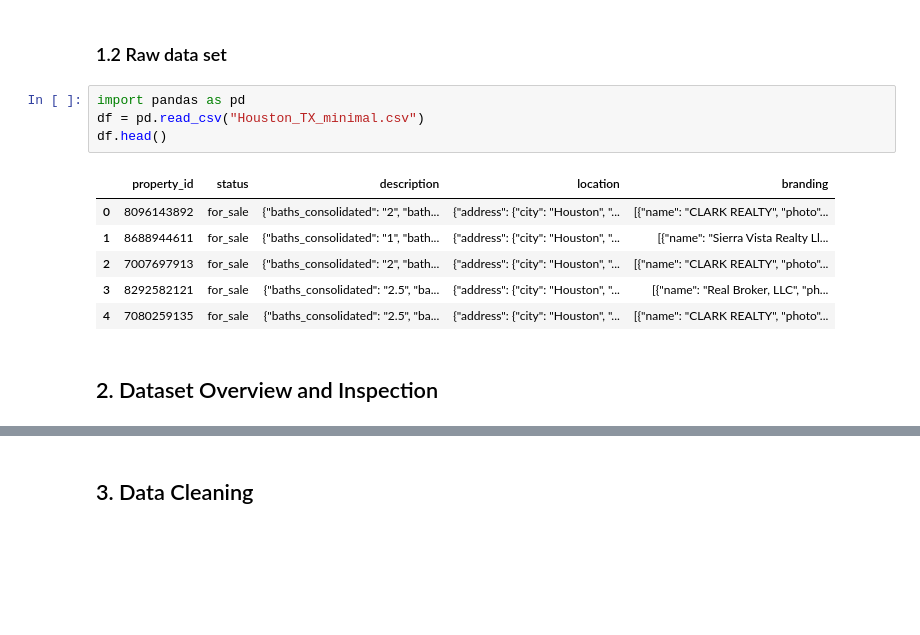
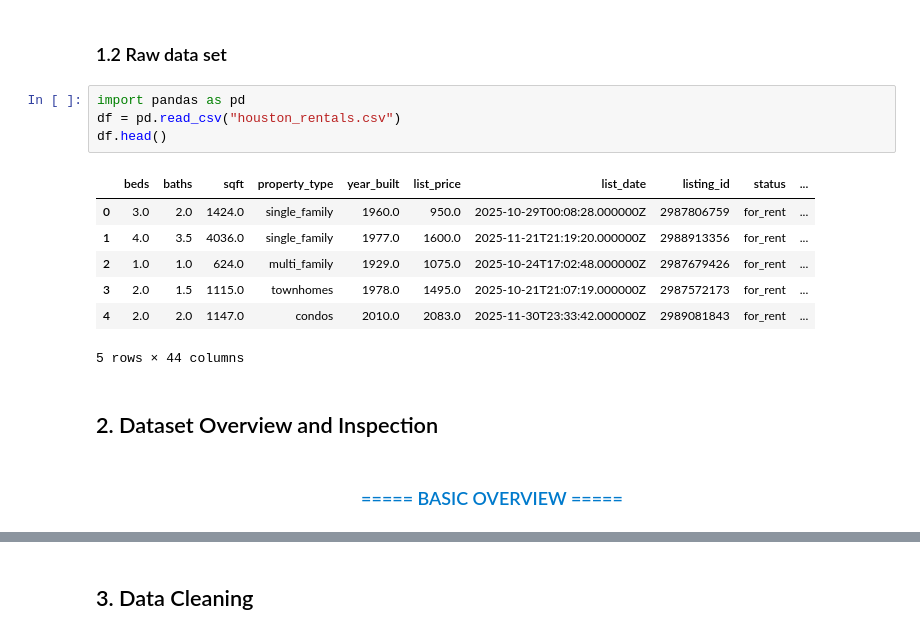
Before and after one commit to AI-0o0/AlexU_DSM_FinalProject, a Jupyter notebook: DataScienceMethodology_Fall2025_Final.ipynb, the cells around one changed output, grey strips where cells are left out. Cells and saved outputs as stored; diff of their text form; blank space fills up the shorter version.

```diff
--- a/DataScienceMethodology_Fall2025_Final.ipynb
+++ b/DataScienceMethodology_Fall2025_Final.ipynb
@@ -133,14 +8,17 @@ if __name__ == "__main__":
 ### 1.2 Raw data set
 # %%
 import pandas as pd
-df = pd.read_csv("Houston_TX_minimal.csv")
+df = pd.read_csv("houston_rentals.csv")
 df.head()
 # %% [output]
-|  | property_id | status | description | location | branding |
-| 0 | 8096143892 | for_sale | {"baths_consolidated": "2", "bath... | {"address": {"city": "Houston", "... | [{"name": "CLARK REALTY", "photo"... |
-| 1 | 8688944611 | for_sale | {"baths_consolidated": "1", "bath... | {"address": {"city": "Houston", "... | [{"name": "Sierra Vista Realty Ll... |
-| 2 | 7007697913 | for_sale | {"baths_consolidated": "2", "bath... | {"address": {"city": "Houston", "... | [{"name": "CLARK REALTY", "photo"... |
-| 3 | 8292582121 | for_sale | {"baths_consolidated": "2.5", "ba... | {"address": {"city": "Houston", "... | [{"name": "Real Broker, LLC", "ph... |
-| 4 | 7080259135 | for_sale | {"baths_consolidated": "2.5", "ba... | {"address": {"city": "Houston", "... | [{"name": "CLARK REALTY", "photo"... |
+|  | beds | baths | sqft | property_type | year_built | list_price | list_date | listing_id | status | ... |
+| 0 | 3.0 | 2.0 | 1424.0 | single_family | 1960.0 | 950.0 | 2025-10-29T00:08:28.000000Z | 2987806759 | for_rent | ... |
+| 1 | 4.0 | 3.5 | 4036.0 | single_family | 1977.0 | 1600.0 | 2025-11-21T21:19:20.000000Z | 2988913356 | for_rent | ... |
+| 2 | 1.0 | 1.0 | 624.0 | multi_family | 1929.0 | 1075.0 | 2025-10-24T17:02:48.000000Z | 2987679426 | for_rent | ... |
+| 3 | 2.0 | 1.5 | 1115.0 | townhomes | 1978.0 | 1495.0 | 2025-10-21T21:07:19.000000Z | 2987572173 | for_rent | ... |
+| 4 | 2.0 | 2.0 | 1147.0 | condos | 2010.0 | 2083.0 | 2025-11-30T23:33:42.000000Z | 2989081843 | for_rent | ... |
+5 rows × 44 columns
 # %% [markdown]
 ## 2. Dataset Overview and Inspection
+# %% [markdown]
+### <center style="color:#007ACC;">===== BASIC OVERVIEW =====</center>
```
Also changed, not shown: parts of 8 cells of this notebook.
